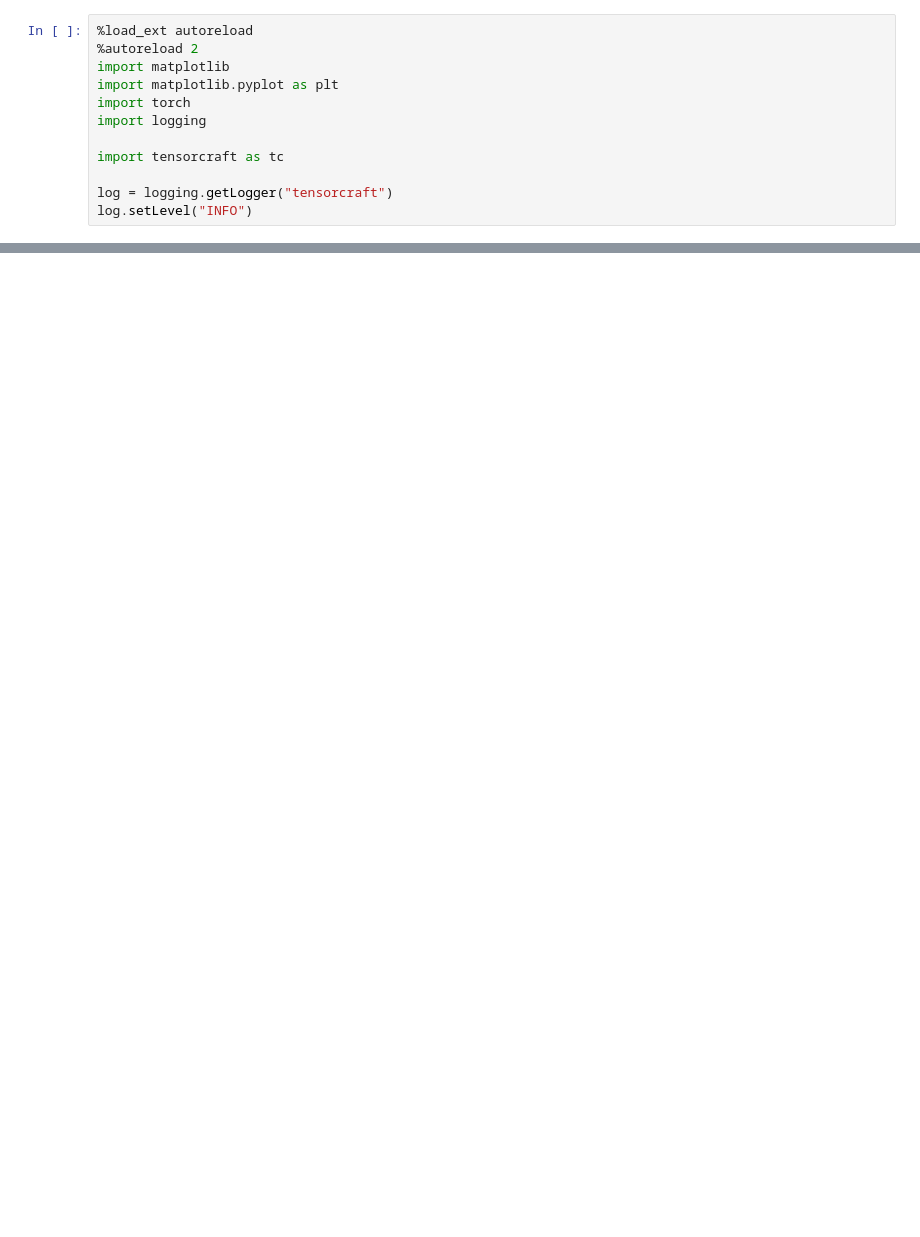
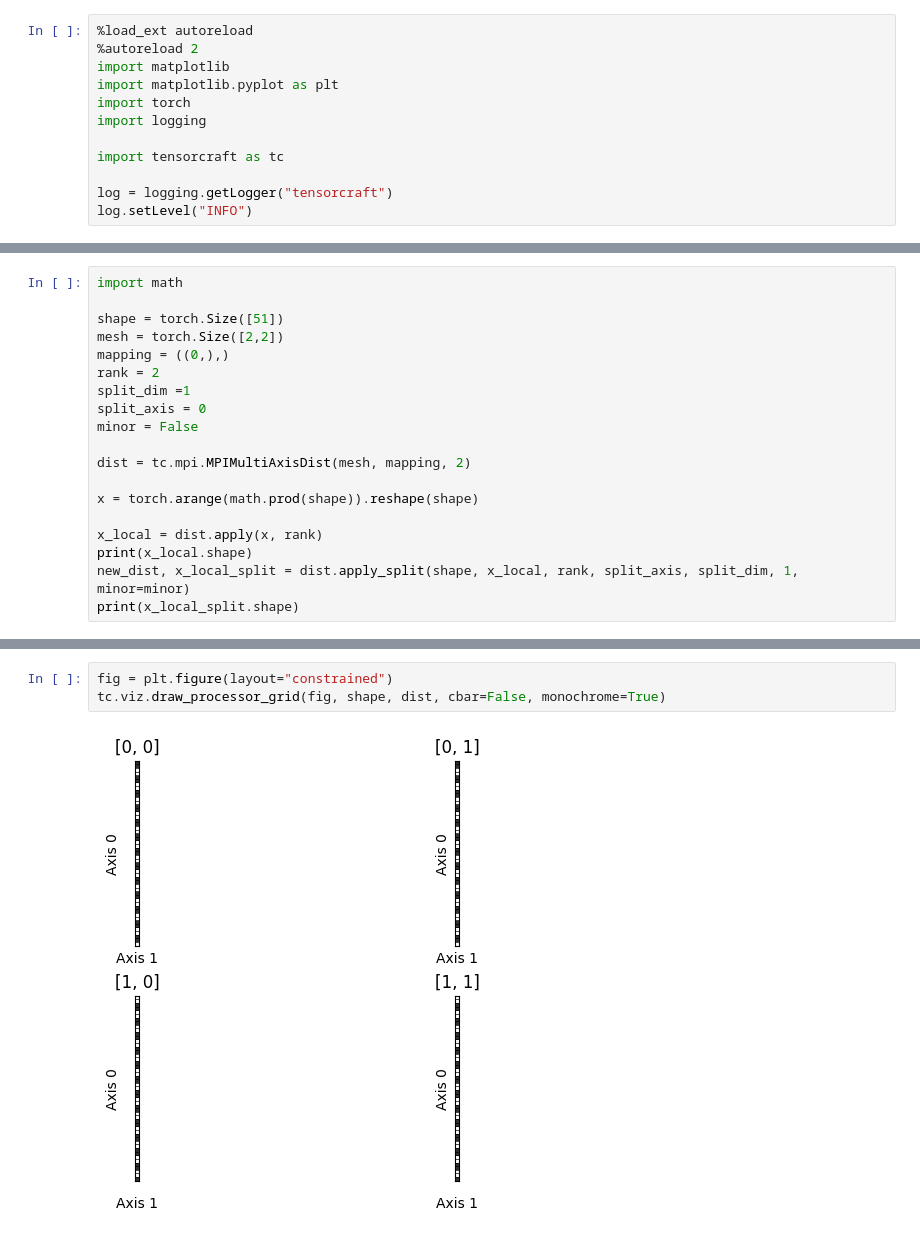
Before and after one commit to Helmholtz-AI-Energy/tensorcraft, a Jupyter notebook: notebooks/mpi/mad_mpi.ipynb, the cells around one changed output, grey strips where cells are left out. Saved outputs shown, nothing was run; the diff lists cells and outputs as text; blank space fills up the shorter version.

Commit message:
fix: corrections to apply_split in mad

```diff
--- a/notebooks/mpi/mad_mpi.ipynb
+++ b/notebooks/mpi/mad_mpi.ipynb
@@ -81,0 +100,19 @@ AttributeError: 'MultiAxisDist' object has no attribute 'apply'
+# %%
+import math
+
+shape = torch.Size([51])
+mesh = torch.Size([2,2])
+mapping = ((0,),)
+rank = 2
+split_dim =1
+split_axis = 0
+minor = False
+
+dist = tc.mpi.MPIMultiAxisDist(mesh, mapping, 2)
+
+x = torch.arange(math.prod(shape)).reshape(shape)
+
+x_local = dist.apply(x, rank)
+print(x_local.shape)
+new_dist, x_local_split = dist.apply_split(shape, x_local, rank, split_axis, split_dim, 1, minor=minor)
+print(x_local_split.shape)
@@ -81,0 +137,5 @@ AttributeError: 'MultiAxisDist' object has no attribute 'apply'
+# %%
+fig = plt.figure(layout="constrained")
+tc.viz.draw_processor_grid(fig, shape, dist, cbar=False, monochrome=True)
+# %% [output]
+[figure, added]
```
Also changed, not shown: parts of 4 cells of this notebook, 1 other file.
